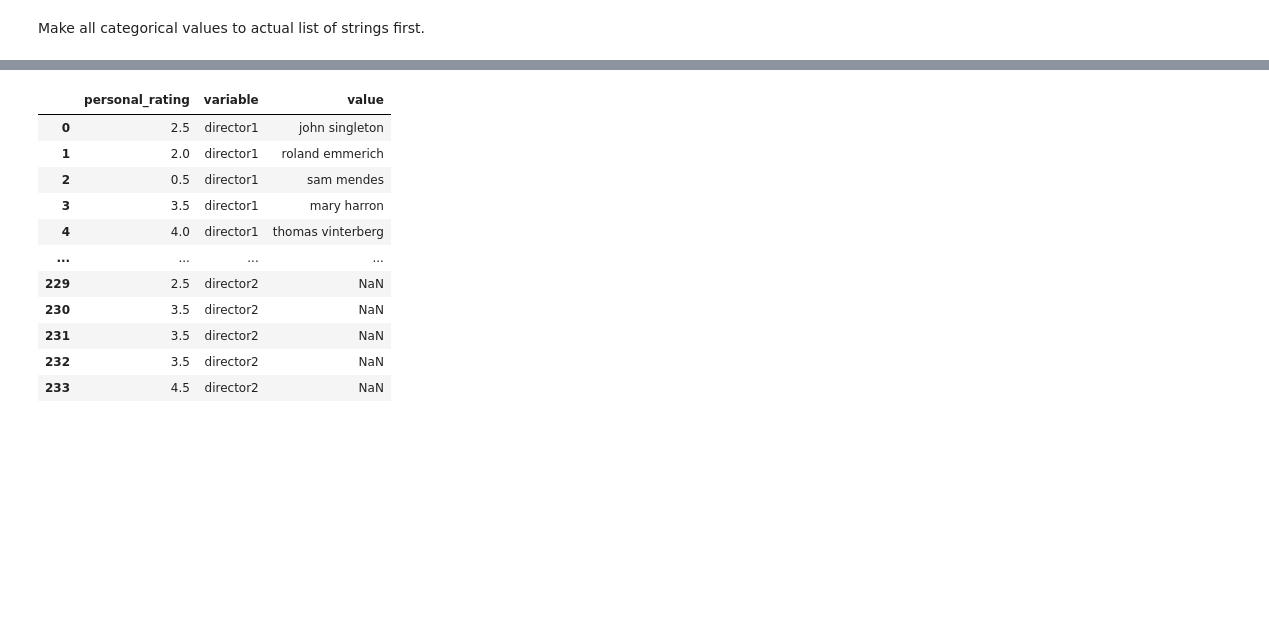
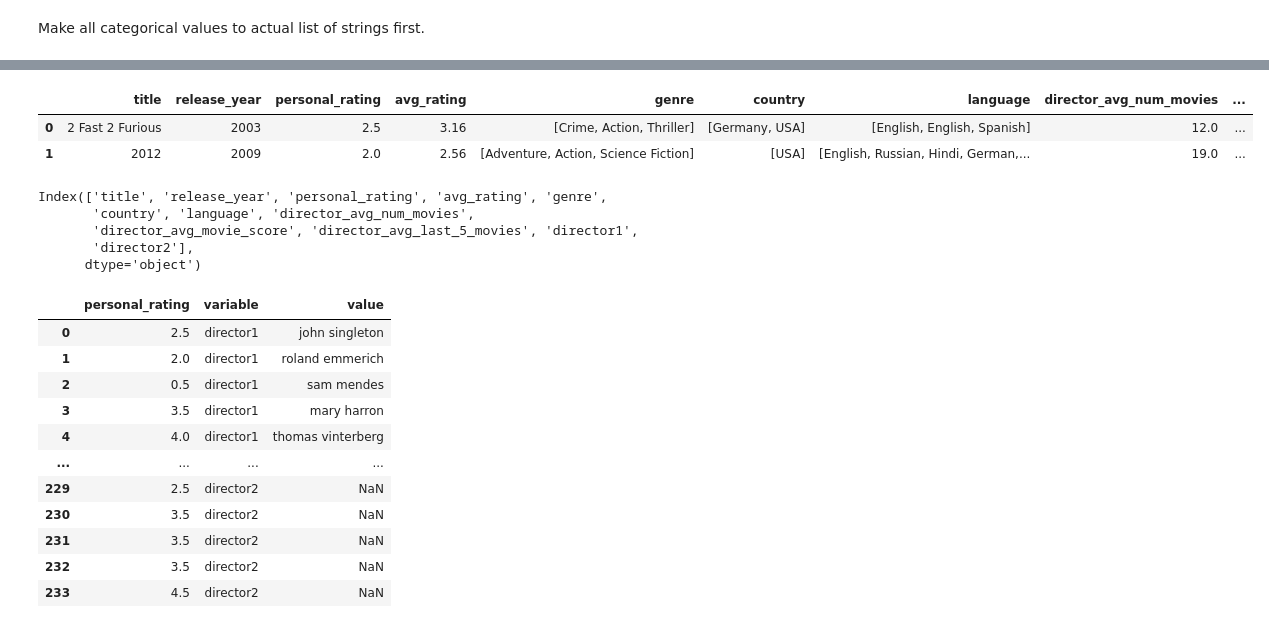
Before and after one commit to Bronzemarkian/ML_movie_project, a Jupyter notebook: ml_model.ipynb, the cells around one changed output, grey strips where cells are left out. Drawn from its saved outputs; the diff is of its cells as text; code cells hidden in the pictures; blank space fills up the shorter version.

```diff
--- a/ml_model.ipynb
+++ b/ml_model.ipynb
@@ -165,3 +253,19 @@ for column in cat_features:
+# %%
+df = pd.read_csv('initial_dframe_direc_stats.csv')
+df = cat_to_list(df, ['genre', 'country', 'language'])
+df.head(2)
+# %% [output]
+|  | title | release_year | personal_rating | avg_rating | genre | country | language | director_avg_num_movies | ... |
+| 0 | 2 Fast 2 Furious | 2003 | 2.5 | 3.16 | [Crime, Action, Thriller] | [Germany, USA] | [English, English, Spanish] | 12.0 | ... |
+| 1 | 2012 | 2009 | 2.0 | 2.56 | [Adventure, Action, Science Fiction] | [USA] | [English, Russian, Hindi, German,... | 19.0 | ... |
+# %%
+df.columns
+# %% [output]
+Index(['title', 'release_year', 'personal_rating', 'avg_rating', 'genre',
+       'country', 'language', 'director_avg_num_movies',
+       'director_avg_movie_score', 'director_avg_last_5_movies', 'director1',
+       'director2'],
+      dtype='object')
 # %%
 # from useful_funcs import normalize_country
 # df['country'] = df['country'].apply(normalize_country)
```
Also changed, not shown: parts of 10 cells of this notebook, 3 other files.
